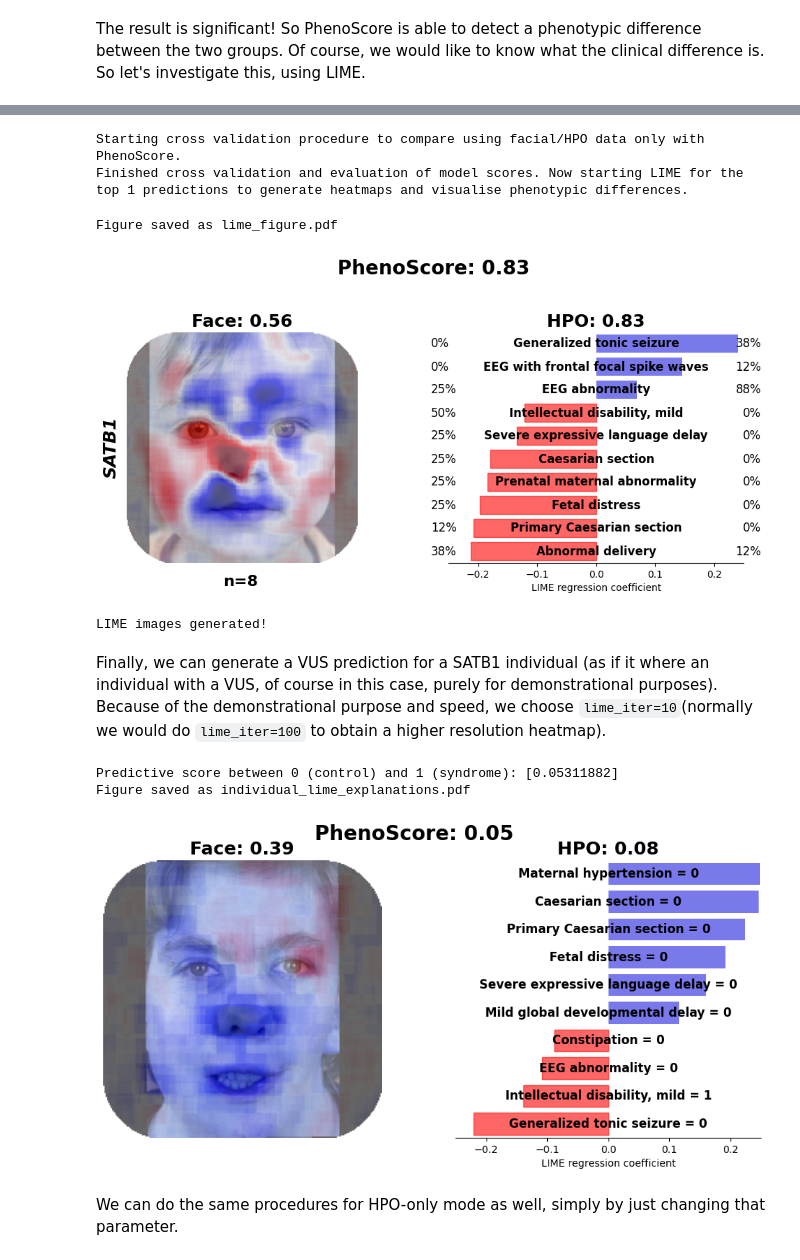
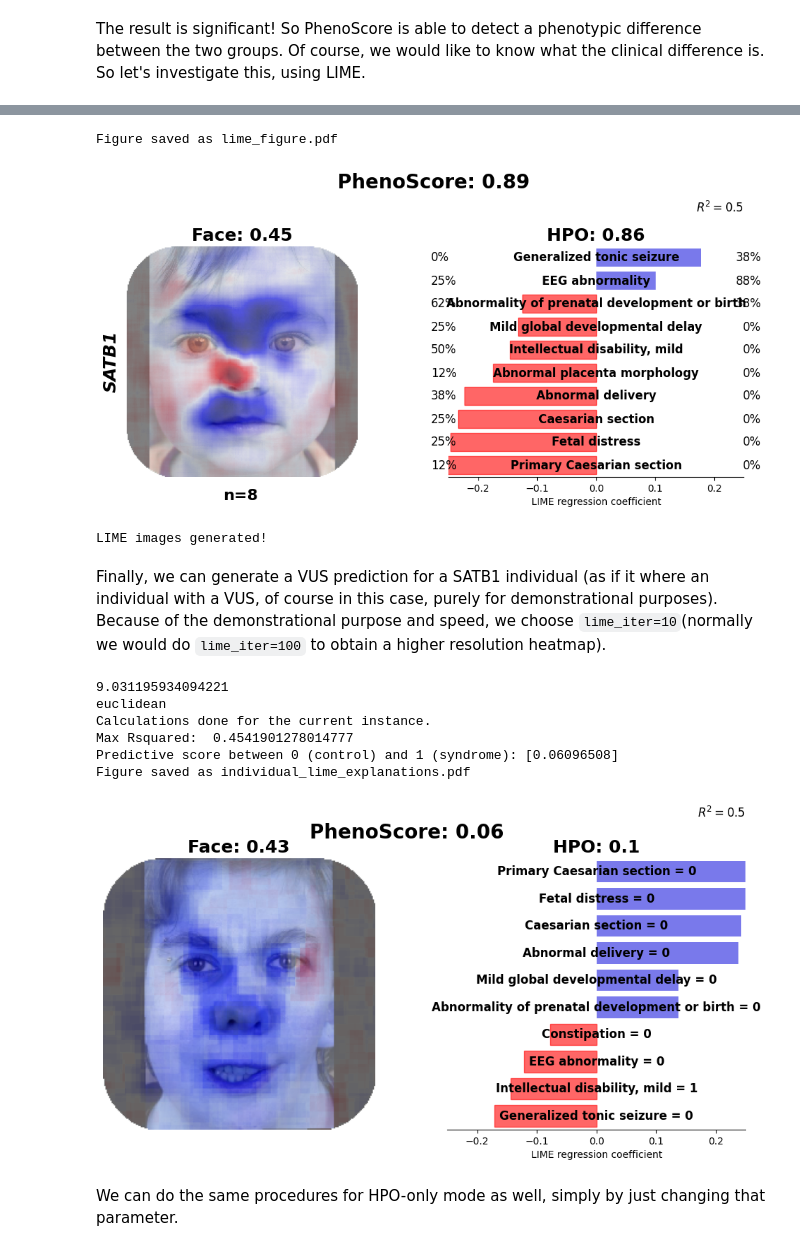
Before and after one commit to ldingemans/PhenoScore, a Jupyter notebook: notebooks/tutorial.ipynb, the cells around one changed output, grey strips where cells are left out. Drawn from its saved outputs; the diff is of its cells as text; code cells hidden in the pictures.

```diff
--- a/notebooks/tutorial.ipynb
+++ b/notebooks/tutorial.ipynb
@@ -12,3 +16,9 @@ import os
+# %%
+def remove_files():
+    files = ['yss.npy', 'scaled_data.npy', 'data_row.npy', 'distances.npy']
+    for file in files:
+        if os.path.exists(file):
+            os.remove(file)
 # %% [markdown]
 Then, decided on what mode you want to run PhenoScore in: HPO-only, facial-features only, or using both.
 For now, we will do both and intialize PhenoScore with the standard options. PhenoScore will autodetect any GPUs that are available and if there are none, revert to CPU mode. If there are no GPUs detected, while there should be, please double check your installation and confirm cuDNN is installed in this environment as well.
@@ -25,7 +35,7 @@ Using CPU, since no GPUs are found!
 # %% [markdown]
 Now that PhenoScore is ready, let's load data. In this case, let's take a look at the SATB1 subgroup analyses: the data is included in the package.
 # %%
-X, y, img_paths, df_data = phenoscorer.load_data_from_excel(os.path.join('../', 'phenoscore', 'sample_data','satb1_data.xlsx'))
+X, y, img_paths, df_data = phenoscorer.load_and_process_data_from_excel(os.path.join('../', 'phenoscore', 'sample_data','satb1_data.xlsx'))
 print('Data loaded!')
 # %% [output]
 Data loaded!
@@ -45,24 +65,27 @@ The result is significant! So PhenoScore is able to detect a phenotypic differen
 # %%
-phenoscorer.get_lime(X, y, img_paths, n_lime=N_LIME)
 phenoscorer.gen_lime_and_results_figure(bg_image=os.path.join('../', 'phenoscore', 'sample_data','background_image.jpg'),
                                         df_data=df_data, filename='lime_figure.pdf')
+remove_files()
 print("LIME images generated!")
 # %% [output]
-Starting cross validation procedure to compare using facial/HPO data only with PhenoScore.
-Finished cross validation and evaluation of model scores. Now starting LIME for the top 1 predictions to generate heatmaps and visualise phenotypic differences.
+Figure saved as lime_figure.pdf
+[figure, new version]
-Figure saved as lime_figure.pdf
+LIME images generated!
-[figure, old version]
-LIME images generated!
 # %% [markdown]
 Finally, we can generate a VUS prediction for a SATB1 individual (as if it where an individual with a VUS, of course in this case, purely for demonstrational purposes). Because of the demonstrational purpose and speed, we choose ``lime_iter=10``(normally we would do ``lime_iter=100`` to obtain a higher resolution heatmap).
 # %%
 phenoscorer.predict_new_sample(X, y, img_paths[0], X[0,-1], lime_iter=10)
-print("Predictive score between 0 (control) and 1 (syndrome): " + str(phenoscorer.vus_results[0]))
+print("Predictive score between 0 (control) and 1 (syndrome): " + str(phenoscorer.vus_results['preds_both']))
 phenoscorer.gen_vus_figure(filename='individual_lime_explanations.pdf')
+remove_files()
 # %% [output]
-Predictive score between 0 (control) and 1 (syndrome): [0.05311882]
+9.031195934094221
+euclidean
+Calculations done for the current instance.
+Max Rsquared:  0.4541901278014777
+Predictive score between 0 (control) and 1 (syndrome): [0.06096508]
 Figure saved as individual_lime_explanations.pdf
-[figure, old version]
+[figure, new version]
 # %% [markdown]
 We can do the same procedures for HPO-only mode as well, simply by just changing that parameter.
 # %%
```
Also changed, not shown: parts of 8 cells of this notebook, 20 other files.
